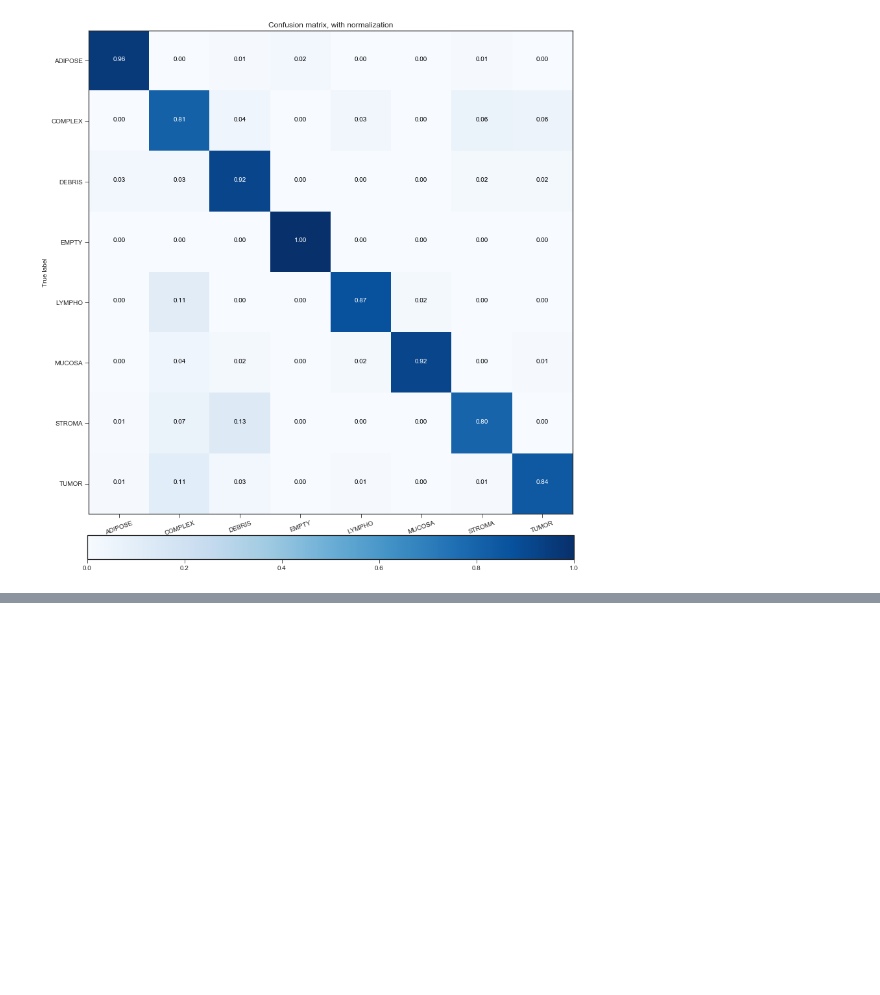
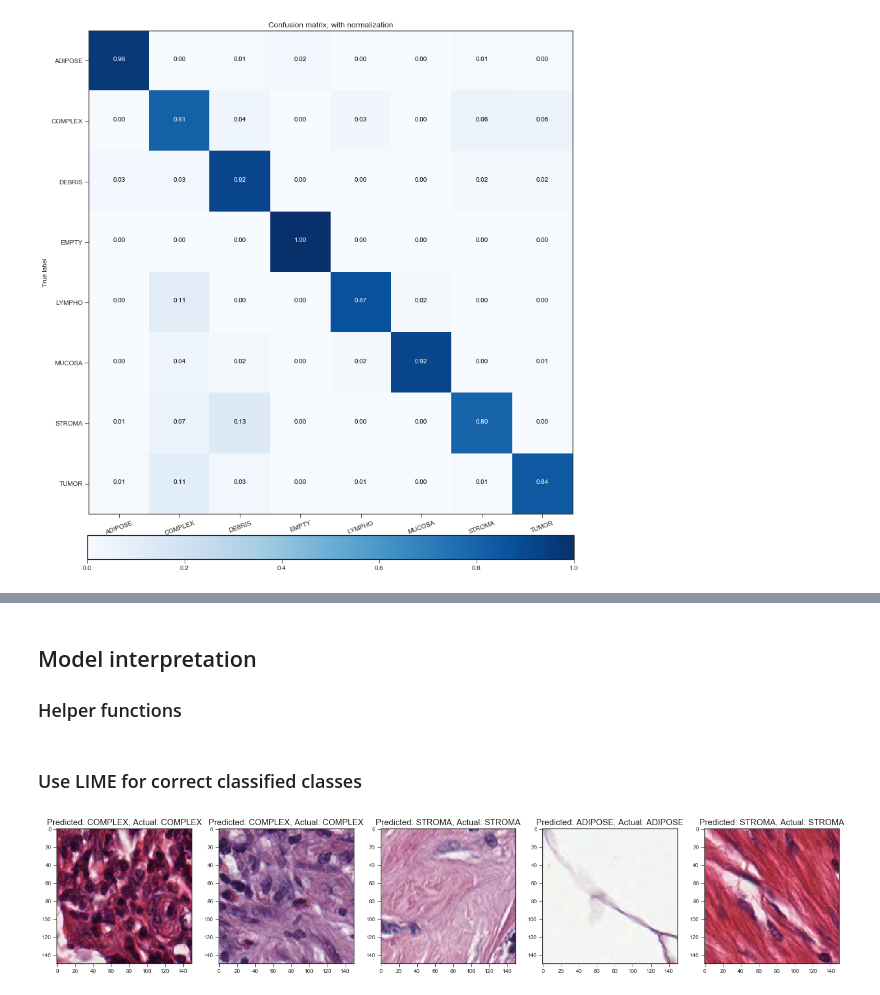
Before and after one commit to tarrade/proj_colorectal_histology, a Jupyter notebook: 03 - Model validation and metrics .ipynb, the cells around one changed output, grey strips where cells are left out. Saved outputs shown, nothing was run; the diff lists cells and outputs as text; code cells hidden in the pictures; blank space fills up the shorter version.

Commit message:
adding some test with lime

```diff
--- a/03 - Model validation and metrics .ipynb
+++ b/03 - Model validation and metrics .ipynb
@@ -261,0 +239,40 @@ array([[[0.94, 0.94, 0.94],
+# %% [markdown]
+## Model interpretation
+### Helper functions
+# %%
+def evaluation_indices(y_pred, y_test):
+    # function for getting correctly and incorrectly classified indices
+    index = 0
+    correctly_classified_indices = []
+    misclassified_indices = []
+    for label, predict in zip(y_test, y_pred):
+        if label != predict:
+            misclassified_indices.append(index)
+        else:
+            correctly_classified_indices.append(index)
+        index +=1
+    return (correctly_classified_indices, misclassified_indices)
+# %% [markdown]
+### Use LIME for correct classified classes
+# %%
+correctly_classified_indices, misclassified_indices = evaluation_indices(predict_index, true_index)
+# %%
+# inspecting class labels for future reference
+labels_index = {0 : 'ADIPOSE',
+                1 : 'COMPLEX',
+                2 : 'DEBRIS',
+                3 : 'EMPTY',
+                4 : 'LYMPHO',
+                5 : 'MUCOSA',
+                6 : 'STROMA',
+                7 : 'TUMOR'}
+# %%
+plt.figure(figsize=(25,5))
+shuffle(correctly_classified_indices)
+for plot_index, good_index in enumerate(correctly_classified_indices[0:5]):
+    plt.subplot(1, 5, plot_index + 1)
+    plt.imshow(x_test[good_index])
+    plt.title('Predicted: {}, Actual: {}'.format(labels_index[predict_index[good_index]],
+                                                 labels_index[true_index[good_index]]), fontsize = 15)
+# %% [output]
+[figure, added]
```
Also changed, not shown: parts of 11 cells of this notebook, 1 other file.
